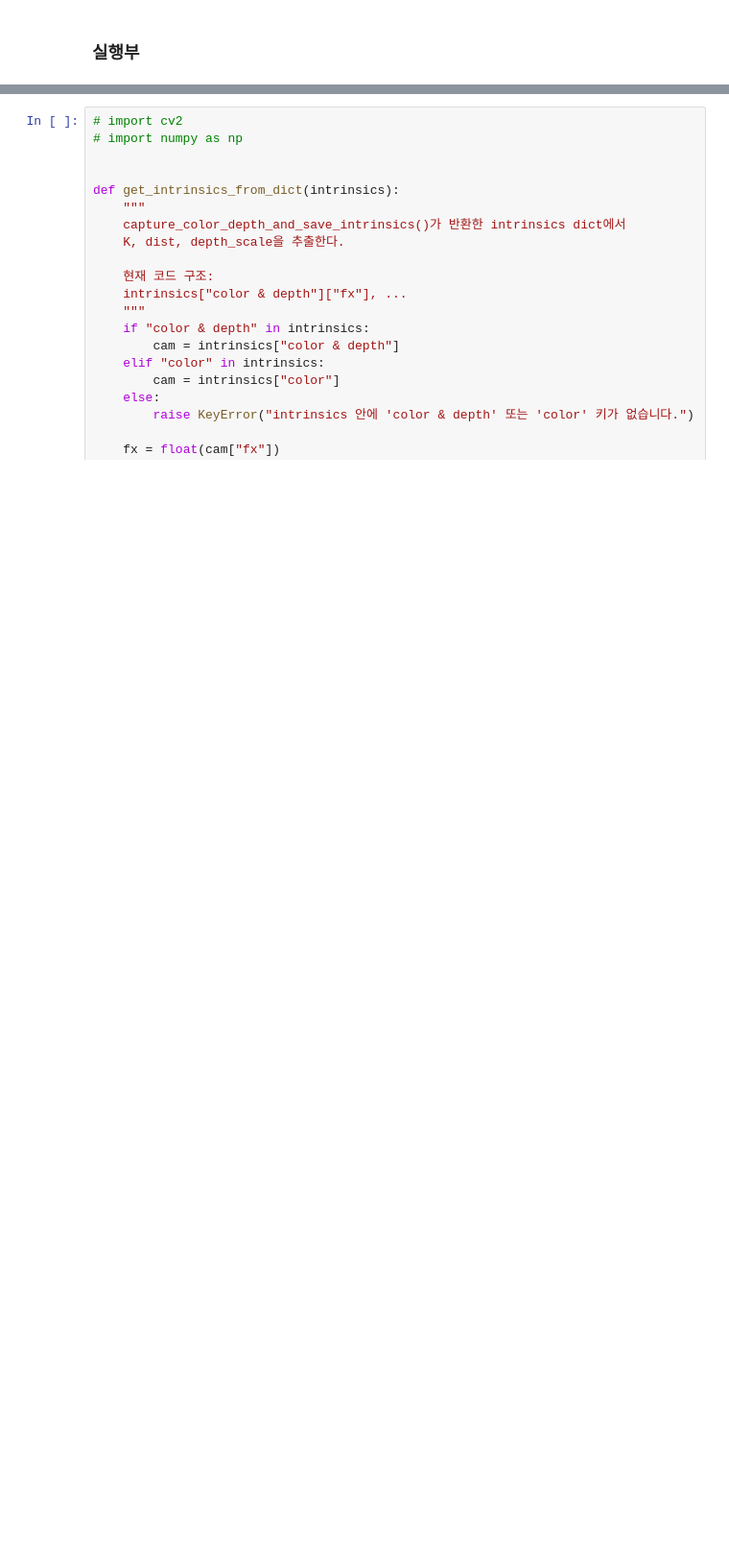
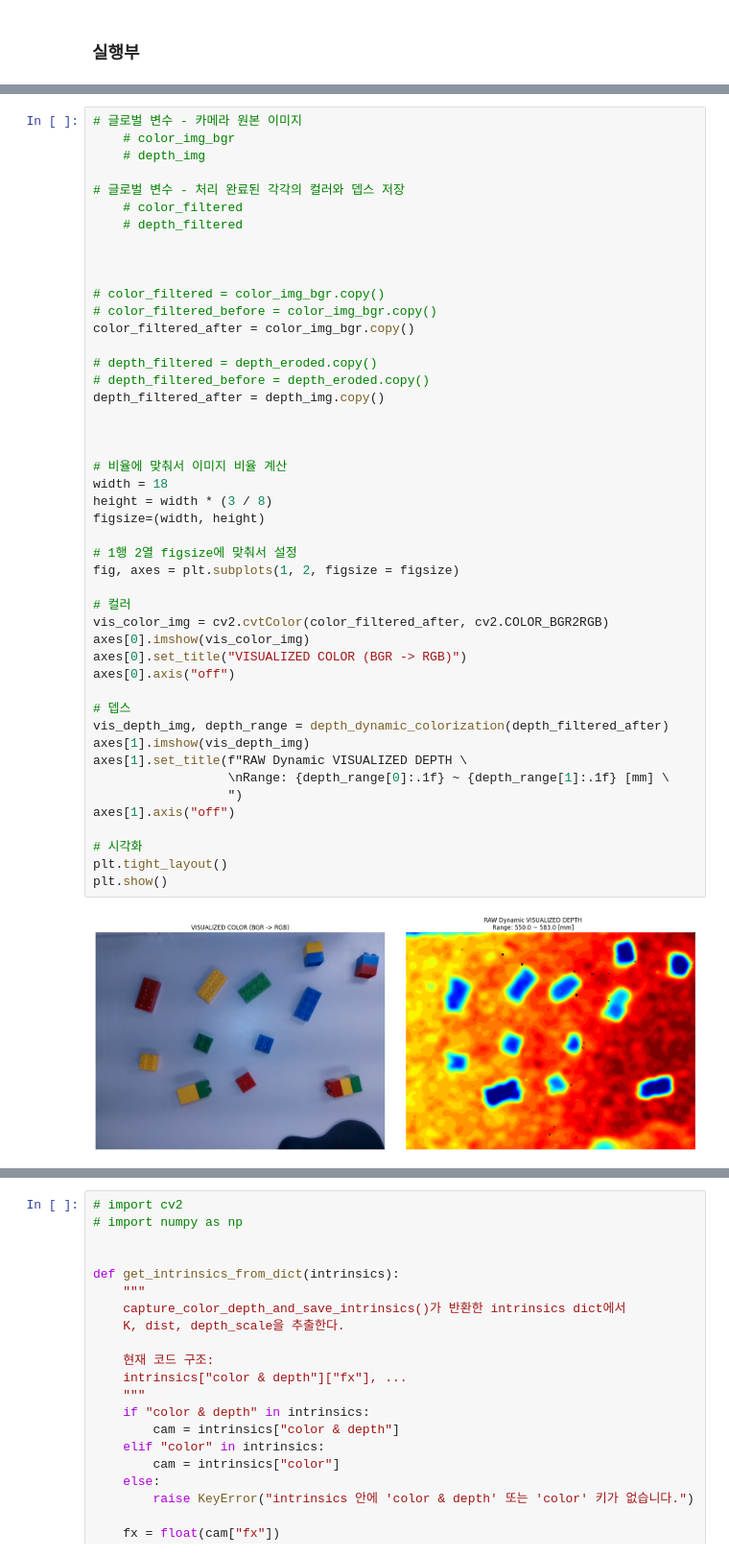
Before and after one commit to engineer0914/pointcloud_test, a Jupyter notebook: INUVision.ipynb, the cells around one changed output, grey strips where cells are left out. Shown at 96% size. Saved outputs shown, nothing was run; the diff lists cells and outputs as text; blank space fills up the shorter version.

```diff
--- a/INUVision.ipynb
+++ b/INUVision.ipynb
@@ -618 +637,49 @@ cx     : 329.096, cy: 247.071
+# %%
+# 글로벌 변수 - 카메라 원본 이미지
+    # color_img_bgr
+    # depth_img
+
+# 글로벌 변수 - 처리 완료된 각각의 컬러와 뎁스 저장
+    # color_filtered
+    # depth_filtered
+
+
+
+# color_filtered = color_img_bgr.copy()
+# color_filtered_before = color_img_bgr.copy()
+color_filtered_after = color_img_bgr.copy()
+
+# depth_filtered = depth_eroded.copy()
+# depth_filtered_before = depth_eroded.copy()
+depth_filtered_after = depth_img.copy()
+
+
+
+# 비율에 맞춰서 이미지 비율 계산
+width = 18
+height = width * (3 / 8)
+figsize=(width, height)
+
+# 1행 2열 figsize에 맞춰서 설정
+fig, axes = plt.subplots(1, 2, figsize = figsize)
+
+# 컬러
+vis_color_img = cv2.cvtColor(color_filtered_after, cv2.COLOR_BGR2RGB)
+axes[0].imshow(vis_color_img)
+axes[0].set_title("VISUALIZED COLOR (BGR -> RGB)")
+axes[0].axis("off")
+
+# 뎁스
+vis_depth_img, depth_range = depth_dynamic_colorization(depth_filtered_after)
+axes[1].imshow(vis_depth_img)
+axes[1].set_title(f"RAW Dynamic VISUALIZED DEPTH \
+                  \nRange: {depth_range[0]:.1f} ~ {depth_range[1]:.1f} [mm] \
+                  ")
+axes[1].axis("off")
+
+# 시각화
+plt.tight_layout()
+plt.show()
+# %% [output]
+[figure, added]
 # %% [markdown]
```
Also changed, not shown: parts of 30 cells of this notebook, 4 other files.
